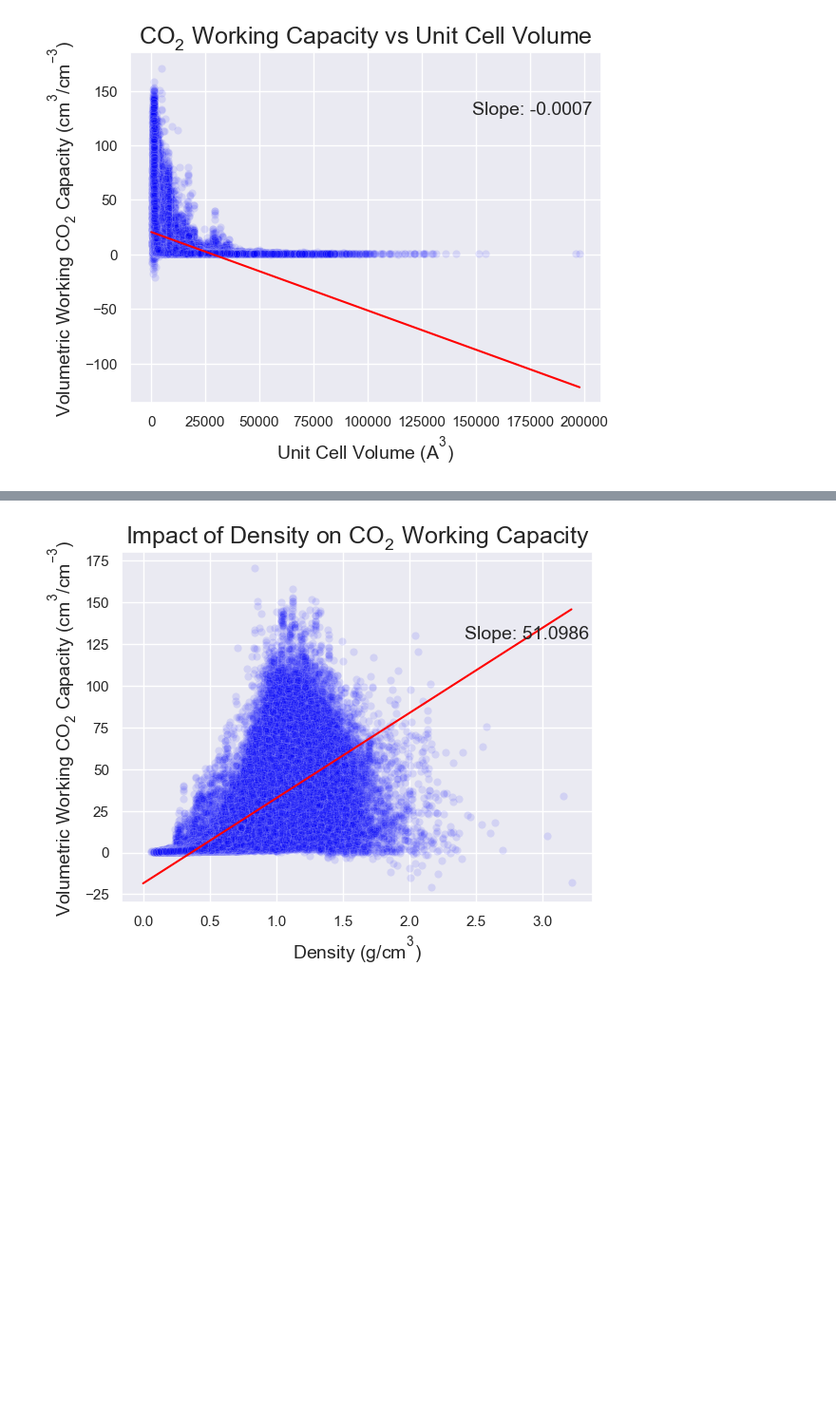
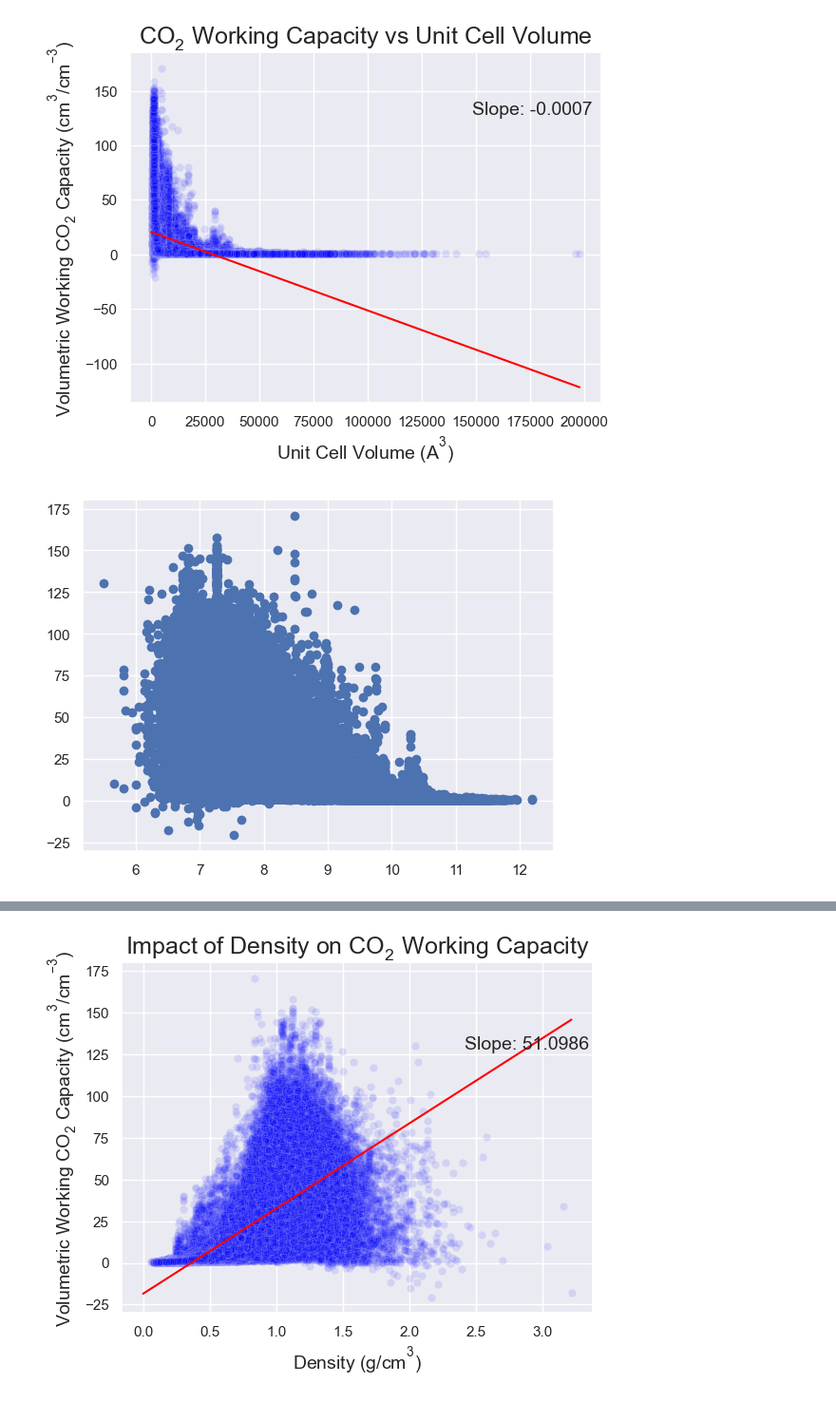
Before and after one commit to zjbrown0689/MOF-Capstone, a Jupyter notebook: notebooks/2_exploratory_data_analysis.ipynb, the cells around one changed output, grey strips where cells are left out. Shown at 95% size. Cells and saved outputs as stored; diff of their text form; code cells hidden in the pictures; blank space fills up the shorter version.

```diff
--- a/notebooks/2_exploratory_data_analysis.ipynb
+++ b/notebooks/2_exploratory_data_analysis.ipynb
@@ -113,3 +113,8 @@ def correlate(feature, x_label, title):
 correlate('unit_cell_volume', r'Unit Cell Volume $(A^{3})$', r'$CO_{2}$ Working Capacity vs Unit Cell Volume')
 # %% [output]
 [figure]
+# %%
+plt.plot(np.log(data['unit_cell_volume']), data['v/v_working_capacity'], marker='o', linestyle='')
+plt.show()
+# %% [output]
+[figure, added]
```
Also changed, not shown: parts of 9 cells of this notebook, 4 other files.
